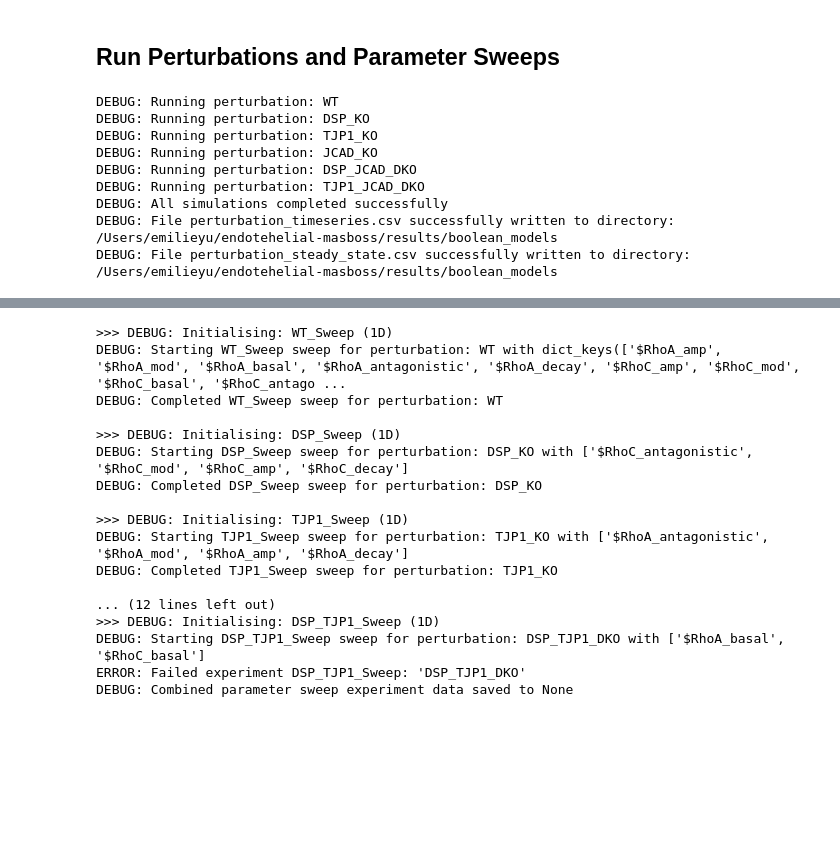
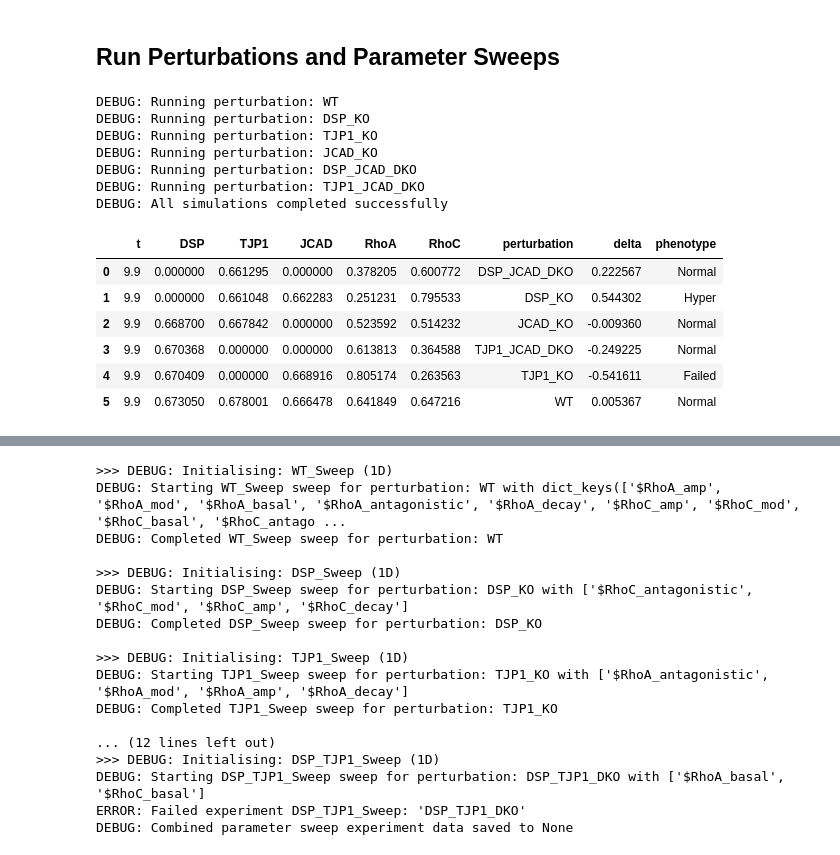
Before and after one commit to emilieyuu/endotehelial-masboss, a Jupyter notebook: notebooks/06_runs_final.ipynb, the cells around one changed output, grey strips where cells are left out. Saved outputs shown, nothing was run; the diff lists cells and outputs as text; code cells hidden in the pictures; blank space fills up the shorter version.

```diff
--- a/notebooks/06_runs_final.ipynb
+++ b/notebooks/06_runs_final.ipynb
@@ -26,17 +26,23 @@ base_model.param['sample_count'] = 5000
 # %% [markdown]
 ## Run Perturbations and Parameter Sweeps
 # %%
-perb_full_df, ss_df = run_perturbations(base_model, sim_cfg, BM_RESULTS_DIR)
+perb_full_df, ss_df = run_perturbations(base_model, sim_cfg)
+ss_df
 # %% [output]
 DEBUG: Running perturbation: WT
 DEBUG: Running perturbation: DSP_KO
 DEBUG: Running perturbation: TJP1_KO
 DEBUG: Running perturbation: JCAD_KO
 DEBUG: Running perturbation: DSP_JCAD_DKO
 DEBUG: Running perturbation: TJP1_JCAD_DKO
 DEBUG: All simulations completed successfully
-DEBUG: File perturbation_timeseries.csv successfully written to directory: /Users/emilieyu/endotehelial-masboss/results/boolean_models
-DEBUG: File perturbation_steady_state.csv successfully written to directory: /Users/emilieyu/endotehelial-masboss/results/boolean_models
+|  | t | DSP | TJP1 | JCAD | RhoA | RhoC | perturbation | delta | phenotype |
+| 0 | 9.9 | 0.000000 | 0.661295 | 0.000000 | 0.378205 | 0.600772 | DSP_JCAD_DKO | 0.222567 | Normal |
+| 1 | 9.9 | 0.000000 | 0.661048 | 0.662283 | 0.251231 | 0.795533 | DSP_KO | 0.544302 | Hyper |
+| 2 | 9.9 | 0.668700 | 0.667842 | 0.000000 | 0.523592 | 0.514232 | JCAD_KO | -0.009360 | Normal |
+| 3 | 9.9 | 0.670368 | 0.000000 | 0.000000 | 0.613813 | 0.364588 | TJP1_JCAD_DKO | -0.249225 | Normal |
+| 4 | 9.9 | 0.670409 | 0.000000 | 0.668916 | 0.805174 | 0.263563 | TJP1_KO | -0.541611 | Failed |
+| 5 | 9.9 | 0.673050 | 0.678001 | 0.666478 | 0.641849 | 0.647216 | WT | 0.005367 | Normal |
 # %%
 perb_full_df[perb_full_df['perturbation'] == 'DSP_KO']
 # %% [output]
```
Also changed, not shown: parts of 3 cells of this notebook, 2 other files.
